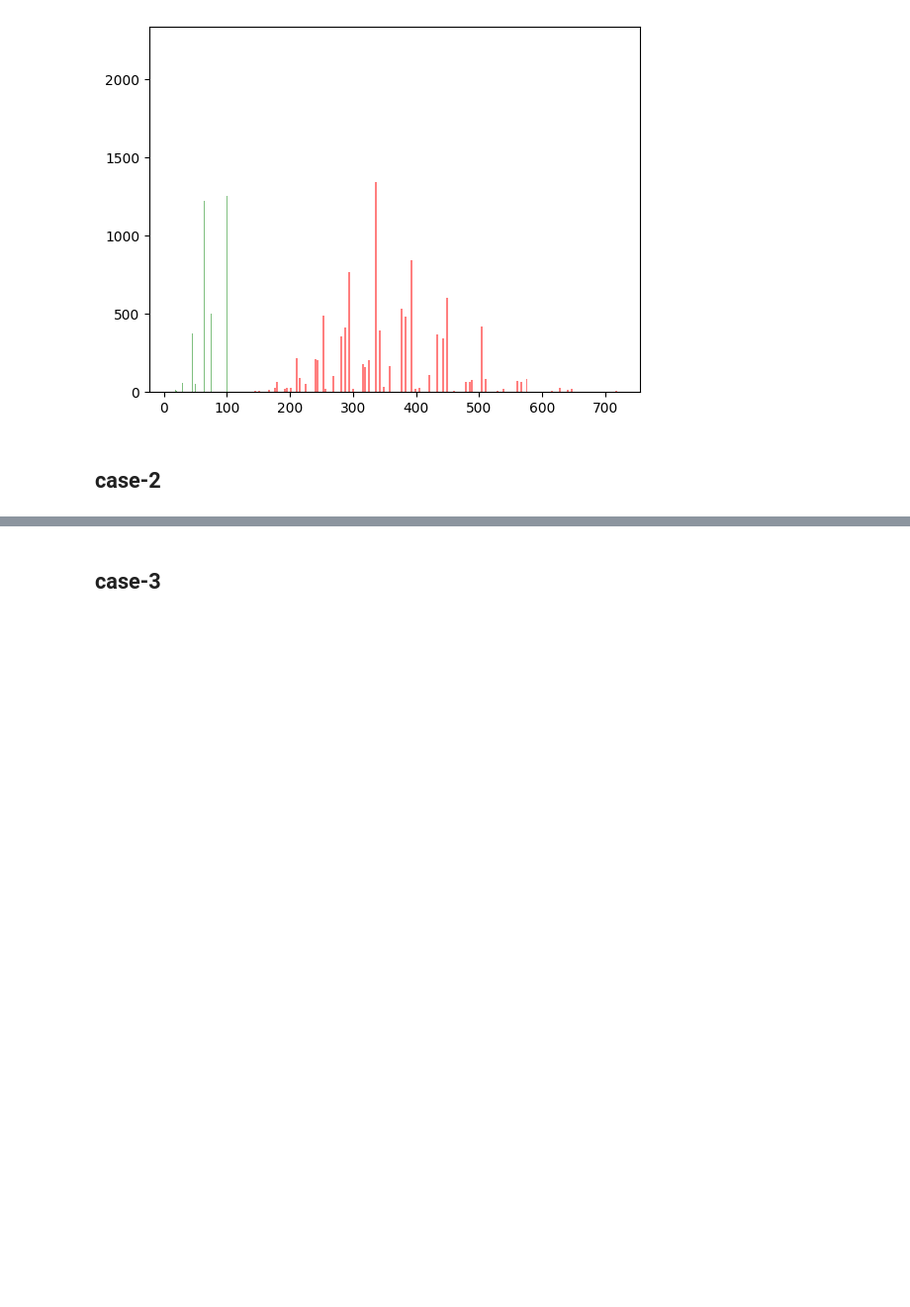
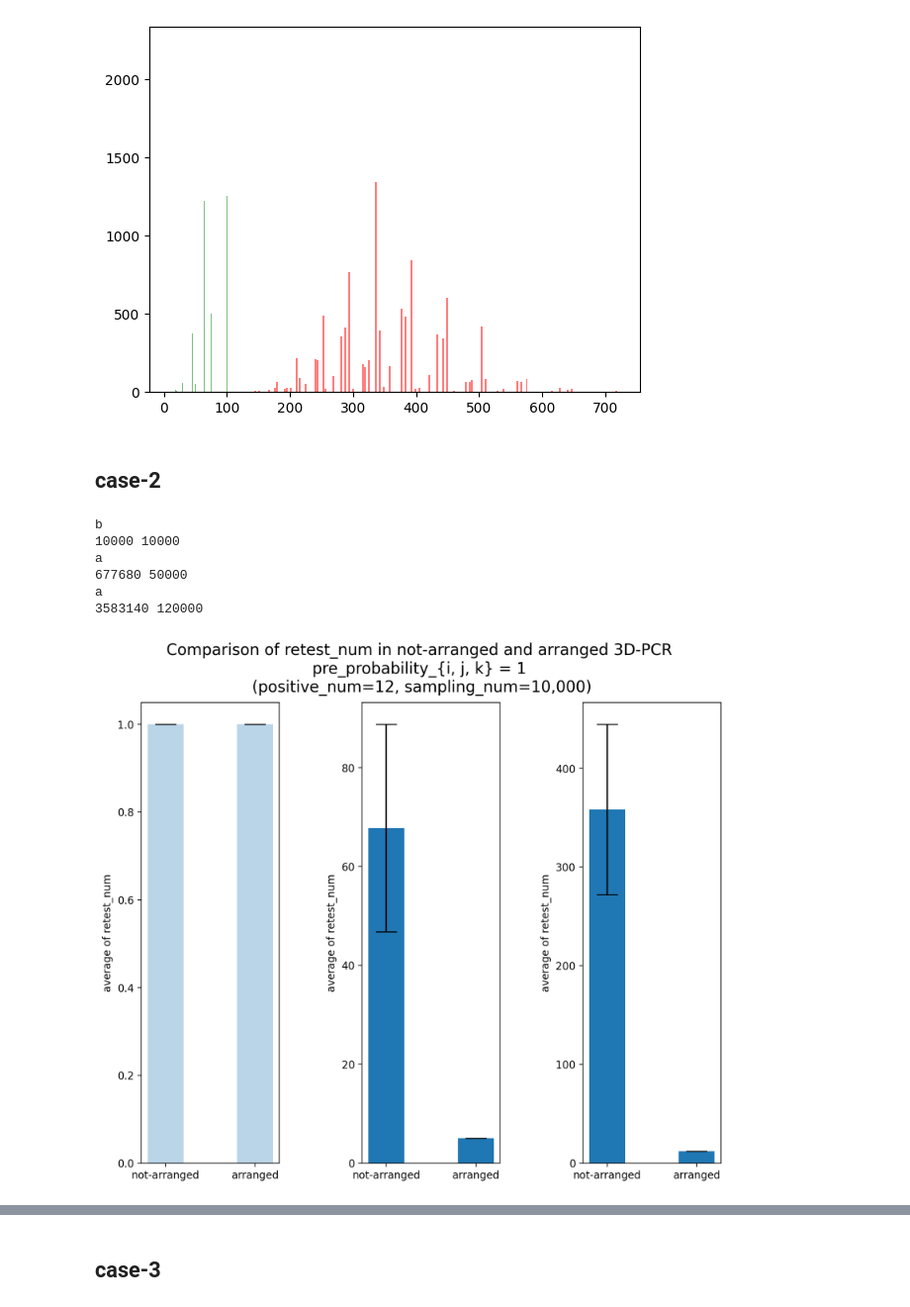
Before and after one commit to iGEM-TokyoTech/2023-Software-3D-PCR, a Jupyter notebook: notebooks/simulator.ipynb, the cells around one changed output, grey strips where cells are left out. Shown at 99% size. Cells and saved outputs as stored; diff of their text form; code cells hidden in the pictures; blank space fills up the shorter version.

```diff
--- a/notebooks/simulator.ipynb
+++ b/notebooks/simulator.ipynb
@@ -132,3 +218,73 @@ fig.show()
 [figure]
 # %% [markdown]
 ## case-2
+# %%
+result_2_pure = [] # densityごとに区切っている
+result_2_arranged = []
+cases = [1, 5, 12]
+
+for data_density in range(len(cases)):
+    temp_pure = []
+    temp_arranged = []
+    # fix seed
+    np.random.seed(0)
+    for _ in range(shot_num):
+        positive_index = np.random.choice(960, cases[data_density], replace=False)
+
+        positive_index = np.unravel_index(positive_index, (12, 8, 10))
+
+        plates = np.zeros(sample_size)
+        plates[positive_index] = 1
+
+        arranged_plates = np.zeros(sample_size)
+        arranged_plates[:cases[data_density], 0, 0] = 1
+
+        print(len(np.nonzero(arranged_plates)[0])) if len(np.nonzero(arranged_plates)[0]) != cases[data_density] else None
+        # check upper bound and lower bound
+        print('a', len(np.nonzero(arranged_plates)[0])) if not(cases[data_density] <= calculate_positive_indices(arranged_plates) <= min(cases[data_density], 12) * min(cases[data_density], 8), min(cases[data_density], 10)) else None
+
+        temp_pure.append(calculate_positive_indices(plates))
+        temp_arranged.append(calculate_positive_indices(arranged_plates))
+
+    result_2_pure.append(temp_pure)
+    result_2_arranged.append(temp_arranged)
+
+# visualize
+fig = plt.figure(figsize=(10, 8), dpi=200)
+
+for i in range(len(result_2_pure)):
+    ax = fig.add_subplot(1, 3, i+1)
+    mean_pure, mean_arranged = np.mean(result_2_pure[i]), np.mean(result_2_arranged[i])
+    std_pure, std_arranged = np.std(result_2_pure[i]), np.std(result_2_arranged[i])
+    if check_significant_difference(result_2_pure[i], result_2_arranged[i]):
+        print('a')
+        alpha = 1.0
+    else:
+        print('b')
+        alpha = 0.3
+
+    ax.bar(0, mean_pure, yerr=std_pure, capsize=10, color='#1f77b4', alpha=alpha)
+    ax.bar(2, mean_arranged, yerr=std_arranged, capsize=10, color='#1f77b4', alpha=alpha)
+
+    print(sum(result_2_pure[i]), sum(result_2_arranged[i]))
+
+    ticks_location = [0, 2]  # この位置に目盛りを設定
+    labels = ['not-arranged', 'arranged']   # このラベルを表示
+
+    ax.set_xticks(ticks_location)
+    ax.set_xticklabels(labels)
+    ax.set_ylabel('average of retest_num')
+    # ax.set_title('Comparison of not-arranged and arranged')
+    ax.ticklabel_format(style='plain',axis='y')
+
+fig.suptitle('Comparison of retest_num in not-arranged and arranged 3D-PCR \n pre_probability_{i, j, k} = 1  \n' + f'(positive_num={cases[data_density]}, sampling_num={shot_num:,})', size=15)
+fig.subplots_adjust(wspace=0.6, hspace=-0.82)
+fig.show()
+# %% [output]
+b
+10000 10000
+a
+677680 50000
+a
+3583140 120000
+[figure, added]
```
Also changed, not shown: parts of 8 cells of this notebook, 1 other file.
